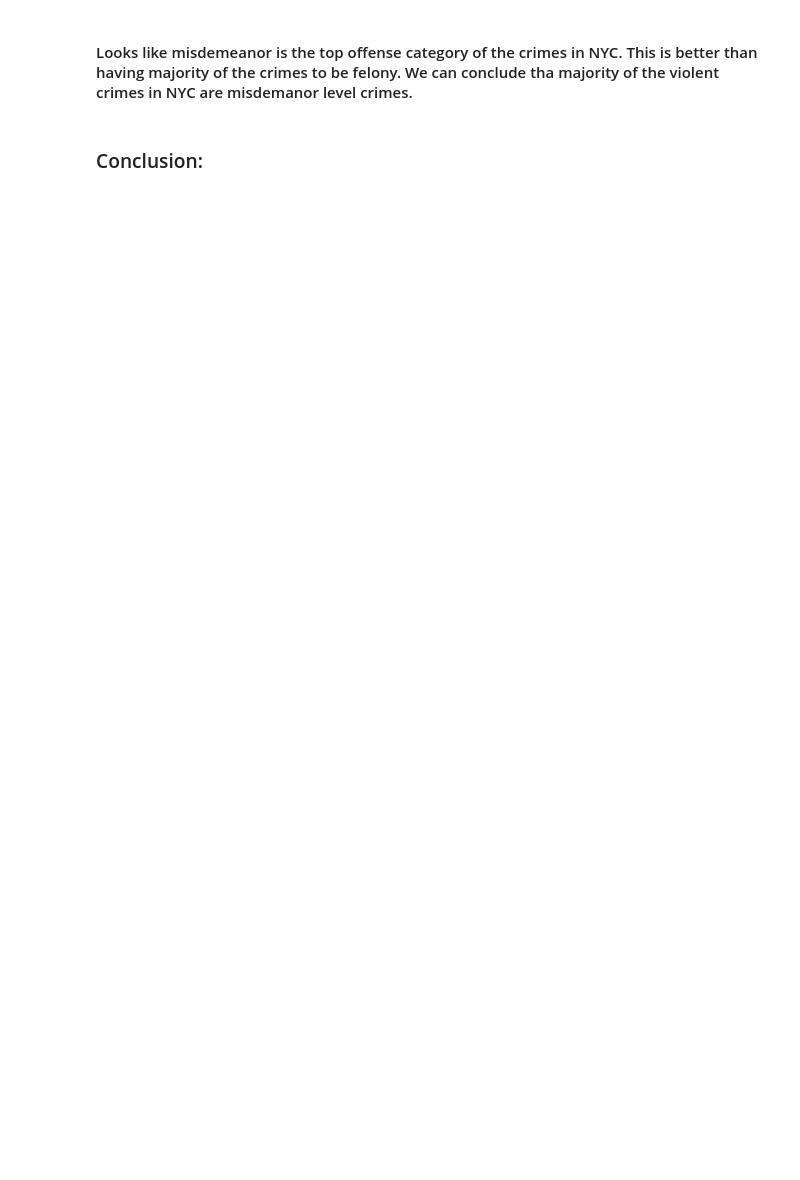
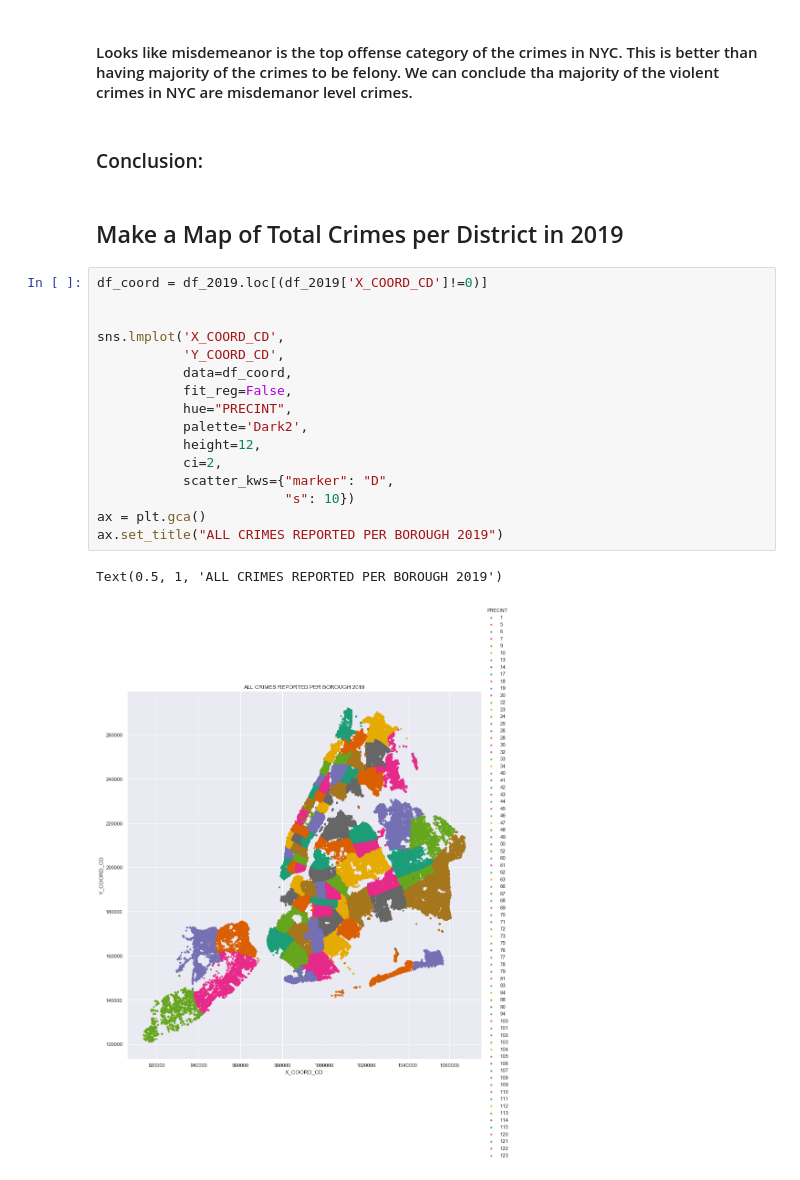
Before and after one commit to elizabeamedalla/Capstone-1, a Jupyter notebook: Capstone 1.ipynb, the cells around one changed output. Drawn from its saved outputs; the diff is of its cells as text; blank space fills up the shorter version.

```diff
--- a/Capstone 1.ipynb
+++ b/Capstone 1.ipynb
@@ -301,3 +324,24 @@ Text(0.5, 1.0, 'FELONY VS MISDEMEANOR VS VIOLATION')
 #### Looks like misdemeanor is the top offense category of the crimes in NYC. This is better than having majority of the crimes to be felony. We can conclude tha majority of the violent crimes in NYC are misdemanor level crimes.
 # %% [markdown]
 ### Conclusion:
+# %% [markdown]
+## Make a Map of Total Crimes per District in 2019
+# %%
+df_coord = df_2019.loc[(df_2019['X_COORD_CD']!=0)]
+
+
+sns.lmplot('X_COORD_CD',
+           'Y_COORD_CD',
+           data=df_coord,
+           fit_reg=False,
+           hue="PRECINT",
+           palette='Dark2',
+           height=12,
+           ci=2,
+           scatter_kws={"marker": "D",
+                        "s": 10})
+ax = plt.gca()
+ax.set_title("ALL CRIMES REPORTED PER BOROUGH 2019")
+# %% [output]
+Text(0.5, 1, 'ALL CRIMES REPORTED PER BOROUGH 2019')
+[figure, added]
```
Also changed, not shown: parts of 10 cells of this notebook.
